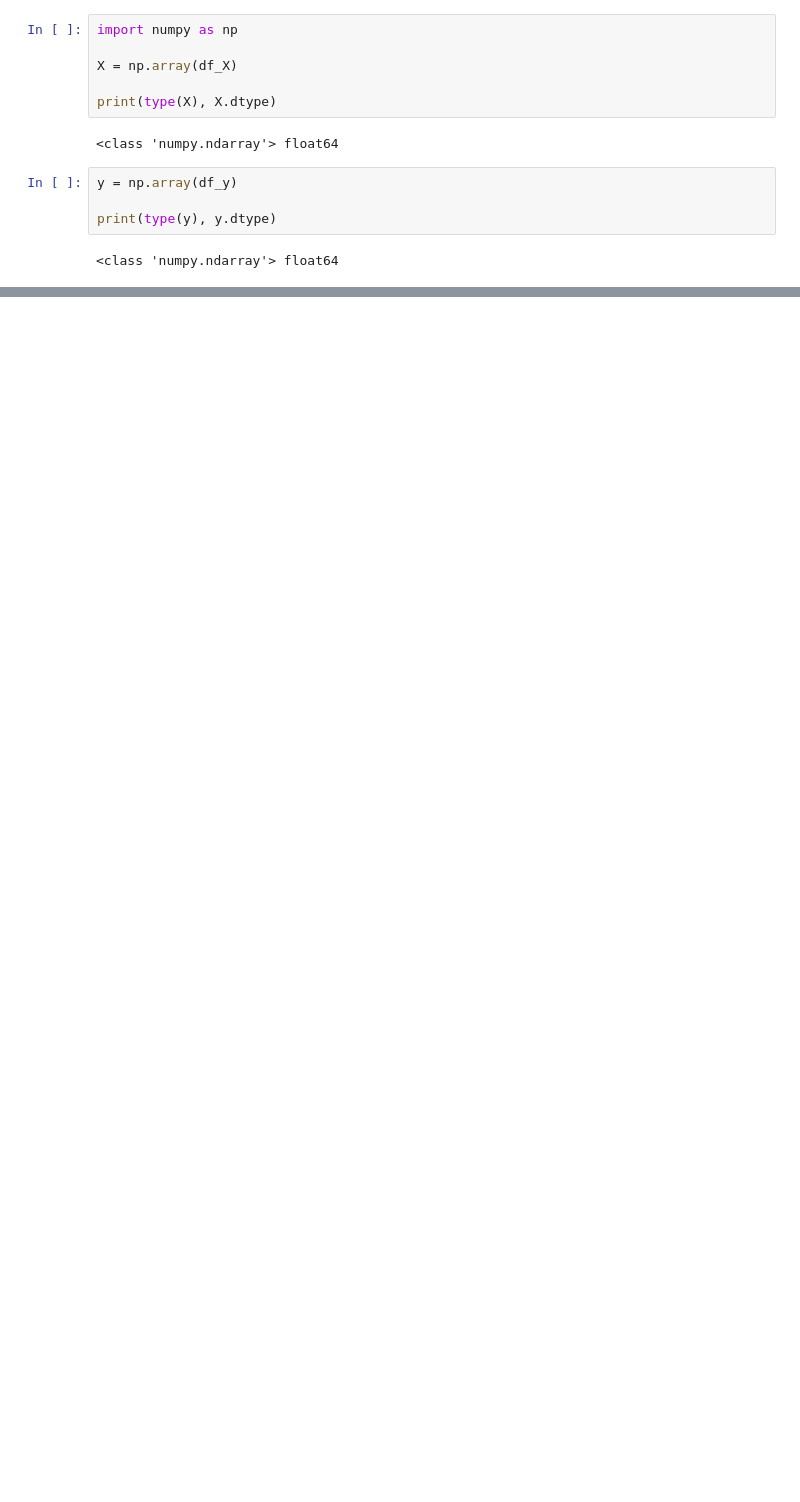
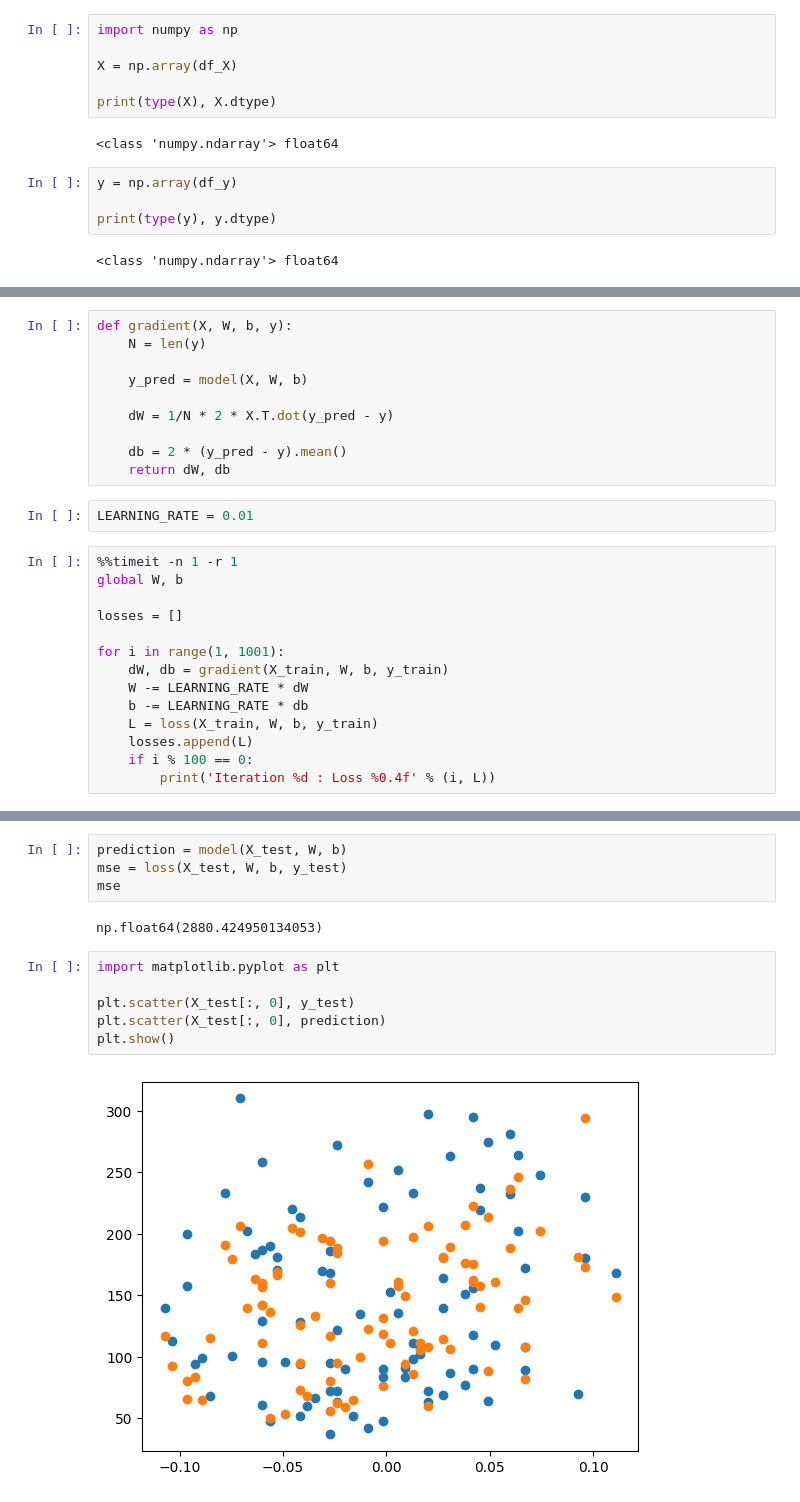
Before and after one commit to kritik-sowieso/AIFFEL_quest_rs, a Jupyter notebook: Exploration/Ex01/Ex01.ipynb, the cells around one changed output, grey strips where cells are left out. Saved outputs shown, nothing was run; the diff lists cells and outputs as text; blank space fills up the shorter version.

```diff
--- a/Exploration/Ex01/Ex01.ipynb
+++ b/Exploration/Ex01/Ex01.ipynb
@@ -1598,0 +69,26 @@ display(coef_df)
+# %%
+def gradient(X, W, b, y):
+    N = len(y)
+
+    y_pred = model(X, W, b)
+
+    dW = 1/N * 2 * X.T.dot(y_pred - y)
+
+    db = 2 * (y_pred - y).mean()
+    return dW, db
+# %%
+LEARNING_RATE = 0.01
+# %%
+%%timeit -n 1 -r 1
+global W, b
+
+losses = []
+
+for i in range(1, 1001):
+    dW, db = gradient(X_train, W, b, y_train)
+    W -= LEARNING_RATE * dW
+    b -= LEARNING_RATE * db
+    L = loss(X_train, W, b, y_train)
+    losses.append(L)
+    if i % 100 == 0:
+        print('Iteration %d : Loss %0.4f' % (i, L))
@@ -1598,0 +107,14 @@ display(coef_df)
+# %%
+prediction = model(X_test, W, b)
+mse = loss(X_test, W, b, y_test)
+mse
+# %% [output]
+np.float64(2880.424950134053)
+# %%
+import matplotlib.pyplot as plt
+
+plt.scatter(X_test[:, 0], y_test)
+plt.scatter(X_test[:, 0], prediction)
+plt.show()
+# %% [output]
+[figure, added]
```
Also changed, not shown: parts of 110 cells of this notebook.
